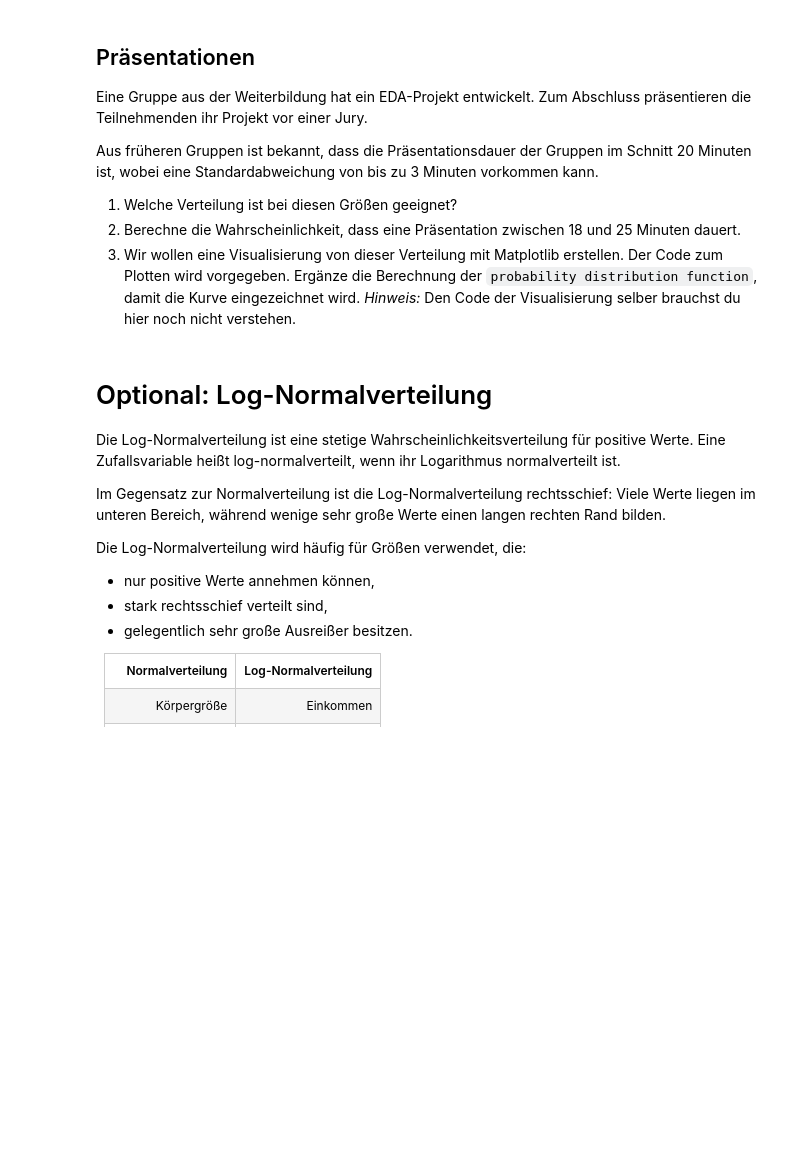
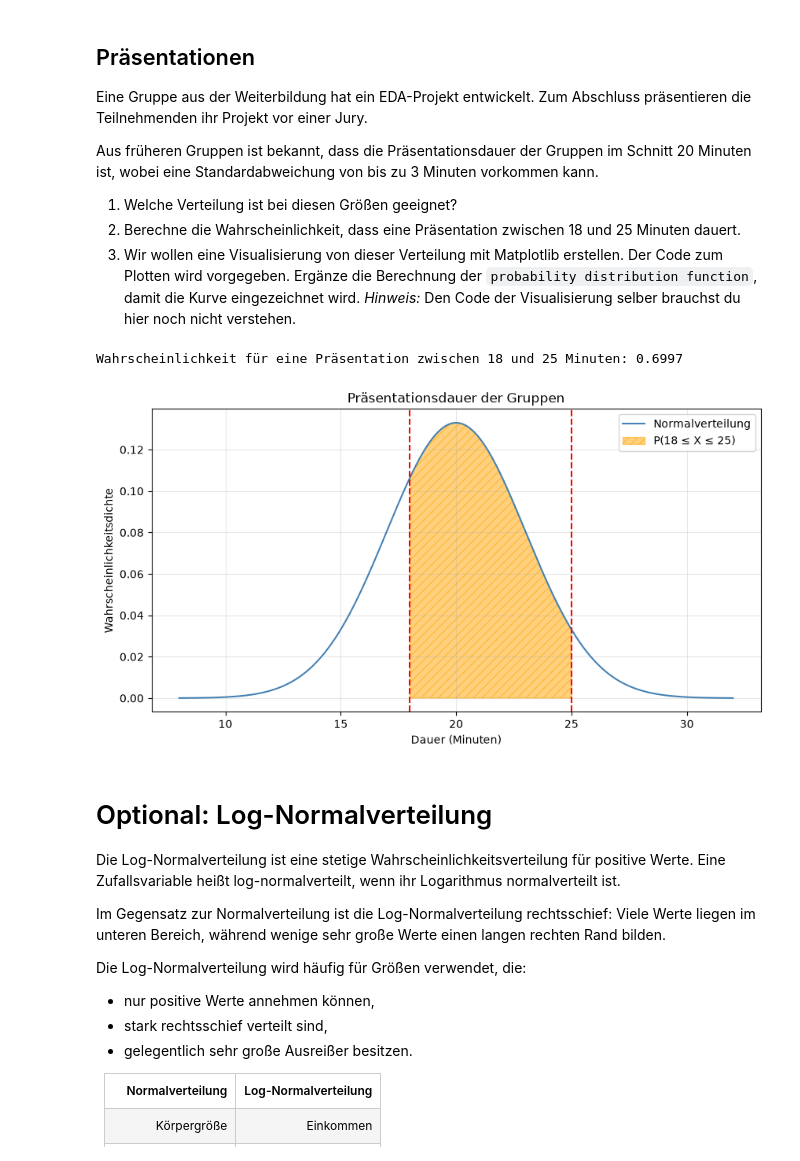
Before and after one commit to MychajloBear/python_course, a Jupyter notebook: Woche07/2026-11-09/HA_cont.ipynb, the cells around one changed output. Saved outputs shown, nothing was run; the diff lists cells and outputs as text; code cells hidden in the pictures; blank space fills up the shorter version.

```diff
--- a/Woche07/2026-11-09/HA_cont.ipynb
+++ b/Woche07/2026-11-09/HA_cont.ipynb
@@ -50,38 +45,42 @@ Aus früheren Gruppen ist bekannt, dass die Präsentationsdauer der Gruppen im S
 3. Wir wollen eine Visualisierung von dieser Verteilung mit Matplotlib erstellen. Der Code zum Plotten wird vorgegeben. Ergänze die Berechnung der `probability distribution function`, damit die Kurve eingezeichnet wird.
 *Hinweis:* Den Code der Visualisierung selber brauchst du hier noch nicht verstehen.
 # %%
-
-
-
-p = ...
+from scipy.stats import norm
+mu = 20
+sigma = 3
+p = norm.cdf(25, loc=mu, scale=sigma) - norm.cdf(18, loc=mu, scale=sigma)
 
 print(f"Wahrscheinlichkeit für eine Präsentation zwischen 18 und 25 Minuten: {p:.4f}")
+# %% [output]
+Wahrscheinlichkeit für eine Präsentation zwischen 18 und 25 Minuten: 0.6997
 # %%
 # Visualisierung
 import matplotlib.pyplot as plt
+import numpy as np
 
 x = np.linspace(8, 32, 1000)
-
-y = ... # HIER DEIN CODE (berechne die pdf an allen Werten von x)
+y = norm.pdf(x, loc=mu, scale=sigma)
 
 plt.figure(figsize=(10, 5))
 plt.plot(x, y, label="Normalverteilung", color="steelblue")
 
 # Bereich 18 bis 25 Minuten hervorheben
 x_fill = np.linspace(18, 25, 1000)
-y_fill = ... # HIER DEIN CODE (berechne die pdf an allen Werten von x_fill)
+y_fill = norm.pdf(x_fill, loc=mu, scale=sigma)
 
 plt.fill_between(x_fill, y_fill, color="orange", alpha=0.5,
                  hatch="///", label="P(18 ≤ X ≤ 25)")
 
 plt.axvline(18, color="red", linestyle="--")
 plt.axvline(25, color="red", linestyle="--")
 plt.title("Präsentationsdauer der Gruppen")
 plt.xlabel("Dauer (Minuten)")
 plt.ylabel("Wahrscheinlichkeitsdichte")
 plt.legend()
 plt.grid(True, alpha=0.3)
 plt.show()
+# %% [output]
+[figure, added]
 # %% [markdown]
 # Optional: Log-Normalverteilung
 
```
Also changed, not shown: parts of 2 cells of this notebook, 12 other files.
